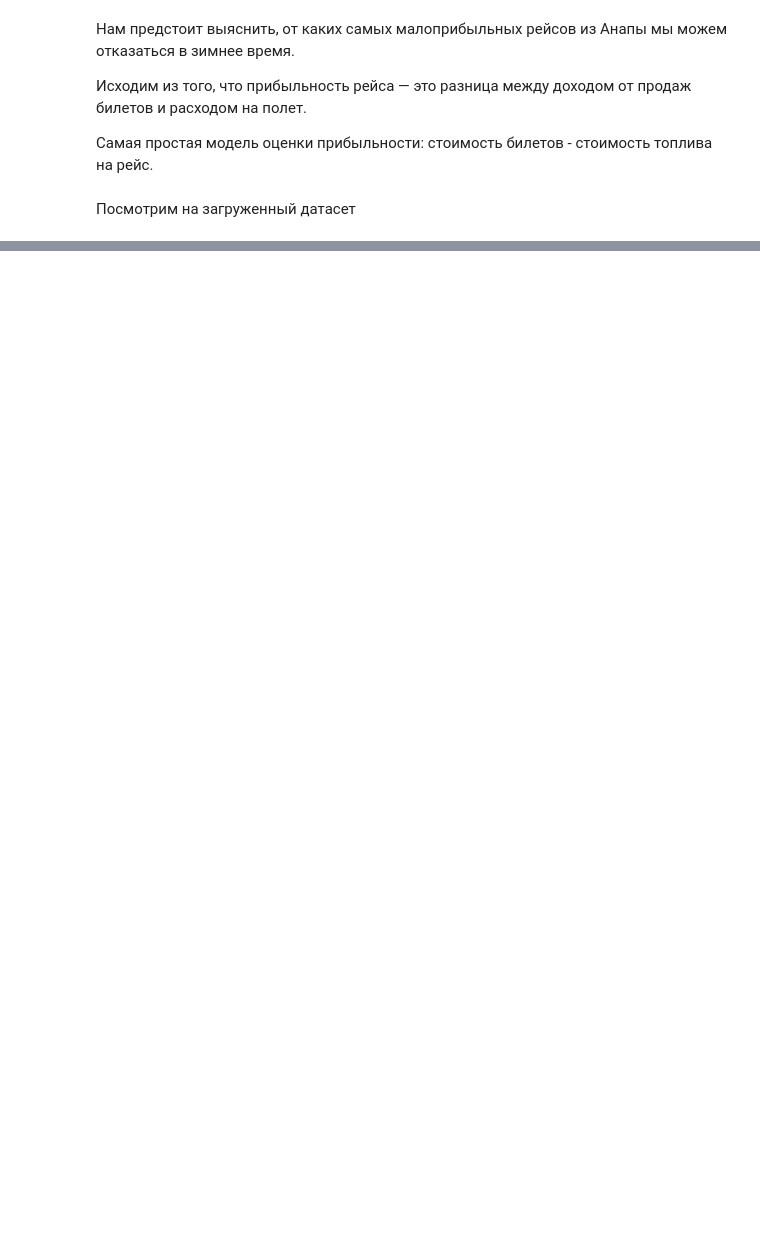
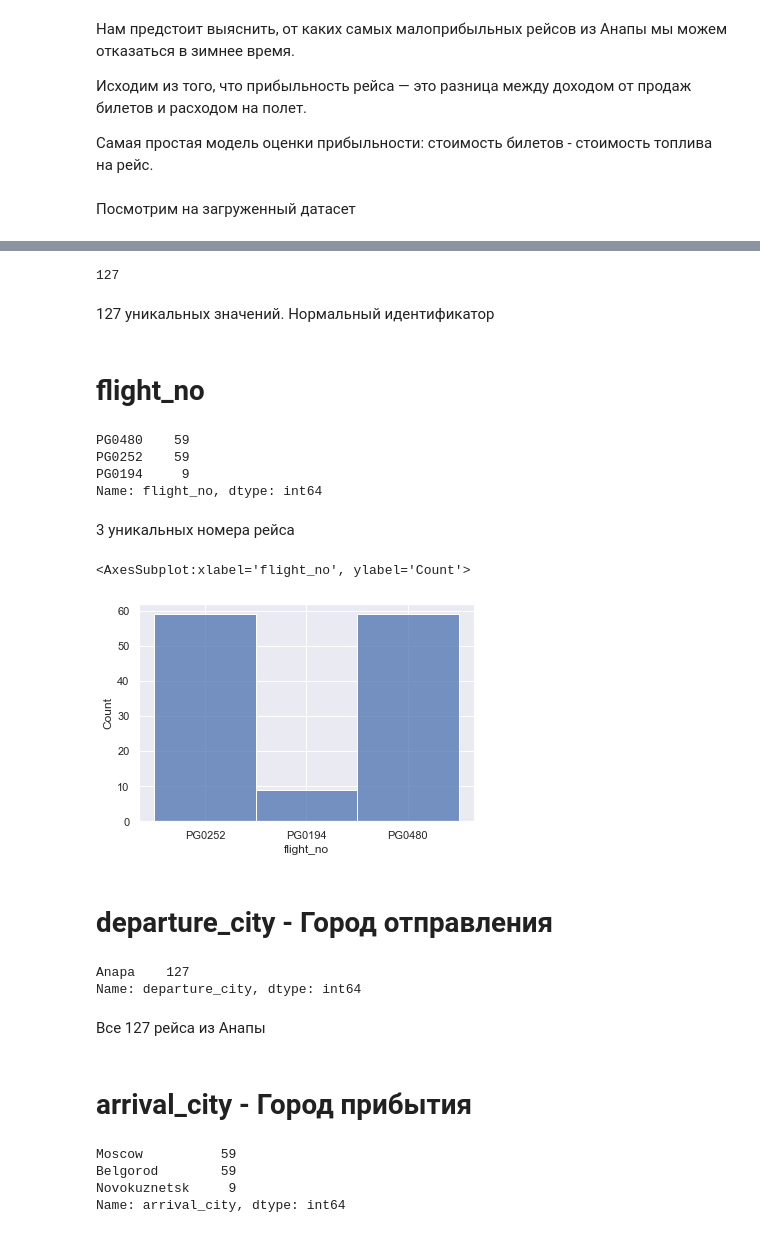
Before and after one commit to UndyingSerpent/skillfactory, a Jupyter notebook: module_4/Project_4.ipynb, the cells around one changed output, grey strips where cells are left out. Cells and saved outputs as stored; diff of their text form; code cells hidden in the pictures; blank space fills up the shorter version.

```diff
--- a/module_4/Project_4.ipynb
+++ b/module_4/Project_4.ipynb
@@ -83,0 +92,2 @@ total_amount = Стоимость проданных билетов на рей
+# %%
+flights.drop(['count_comfort', 'boarding_comfort', 'amount_comfort'], inplace=True, axis=1)
@@ -83,0 +116,41 @@ total_amount = Стоимость проданных билетов на рей
+# %%
+flights['flight_id'].nunique()
+# %% [output]
+127
+# %% [markdown]
+127 уникальных значений.
+Нормальный идентификатор
+# %% [markdown]
+# flight_no
+# %%
+flights['flight_no'].value_counts()
+# %% [output]
+PG0480    59
+PG0252    59
+PG0194     9
+Name: flight_no, dtype: int64
+# %% [markdown]
+3 уникальных номера рейса
+# %%
+sns.histplot(data=flights['flight_no'])
+# %% [output]
+<AxesSubplot:xlabel='flight_no', ylabel='Count'>
+[figure, added]
+# %% [markdown]
+# departure_city - Город отправления
+# %%
+flights['departure_city'].value_counts()
+# %% [output]
+Anapa    127
+Name: departure_city, dtype: int64
+# %% [markdown]
+Все 127 рейса из Анапы
+# %% [markdown]
+# arrival_city - Город прибытия
+# %%
+flights['arrival_city'].value_counts()
+# %% [output]
+Moscow          59
+Belgorod        59
+Novokuznetsk     9
+Name: arrival_city, dtype: int64
```
Also changed, not shown: parts of 43 cells of this notebook.
